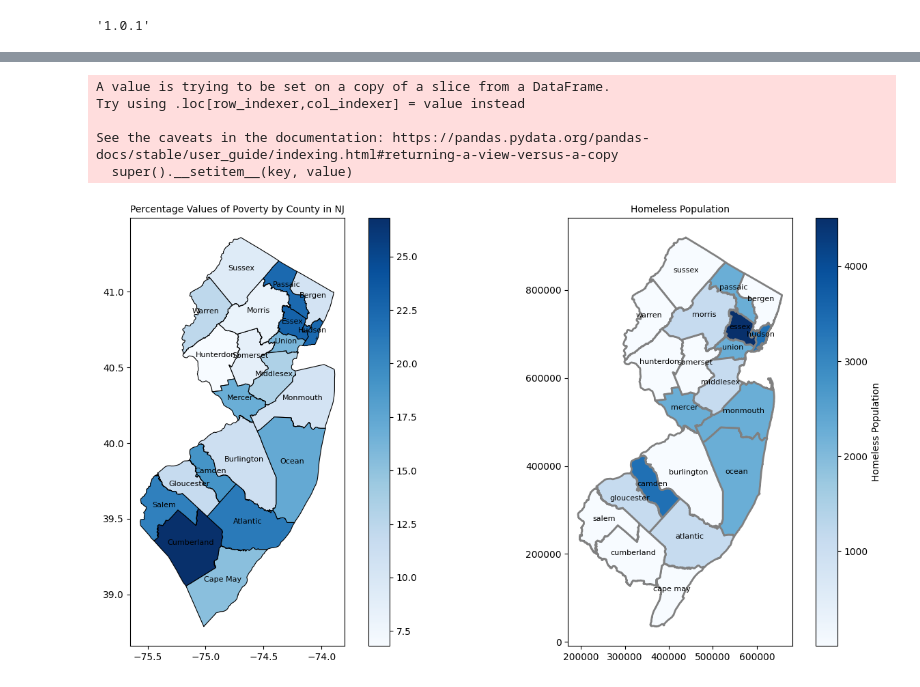
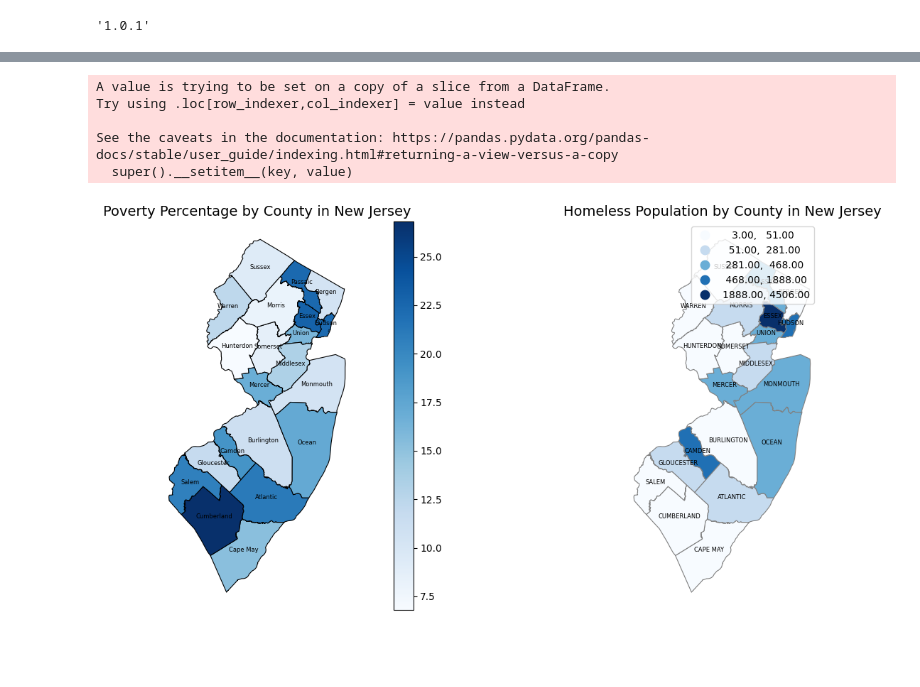
Before and after one commit to Funmiadebajo/GIS, a Jupyter notebook: PS3.ipynb, the cells around one changed output, grey strips where cells are left out. Cells and saved outputs as stored; diff of their text form; code cells hidden in the pictures; blank space fills up the shorter version.

```diff
--- a/PS3.ipynb
+++ b/PS3.ipynb
@@ -46,76 +43,81 @@ njC0=gpd.read_file('nj_counties.shp') #load the shapefile with gpd as njC
 # %%
-import zipfile
 import geopandas as gpd
+import pandas as pd
 import matplotlib.pyplot as plt
-import pandas as pd
 import matplotlib as mpl
+import mapclassify
 
-# Code 1: Data for percentage values by county
+municipality_population = pd.read_excel('https://github.com/Funmiadebajo/GIS/raw/refs/heads/main/municipality%20population.xlsx')
+municipality_poverty = pd.read_excel('https://github.com/Funmiadebajo/GIS/raw/refs/heads/main/Municipality%20poverty.xlsx')
+
+url = "https://www2.census.gov/geo/tiger/TIGER2021/COUNTY/tl_2021_us_county.zip"
+counties = gpd.read_file(url)
+nj_counties = counties[counties['STATEFP'] == '34']  # FIPS code for NJ
+
+
+
+# Data for Poverty Percentage by County
 data = {
-    'County': ['Cumberland County', 'Essex County', 'Hudson County', 'Passaic County', 'Atlantic County',
-               'Salem County', 'Camden County', 'Ocean County', 'Mercer County', 'Union County',
-               'Cape May County', 'Middlesex County', 'Warren County', 'Gloucester County',
-               'Burlington County', 'Bergen County', 'Monmouth County', 'Sussex County',
-               'Somerset County', 'Morris County', 'Hunterdon County'],
+    'County': ['Cumberland', 'Essex', 'Hudson', 'Passaic', 'Atlantic', 'Salem', 'Camden', 'Ocean',
+               'Mercer', 'Union', 'Cape May', 'Middlesex', 'Warren', 'Gloucester',
+               'Burlington', 'Bergen', 'Monmouth', 'Sussex', 'Somerset', 'Morris', 'Hunterdon'],
     'Value (Percent)': [26.8, 22.9, 22.4, 22.4, 21.1, 20.7, 19.1, 17.2, 16.8, 16.1,
                         15.3, 13.3, 12.3, 11.8, 11.1, 10.5, 10.5, 9.3, 8.6, 8.1, 6.8]
 }
+df = pd.DataFrame(data)
+df['County'] = df['County'].str.strip()
 
-# Convert the data into a DataFrame
-df = pd.DataFrame(data)
 
-# Load the shapefile of New Jersey counties
-url = "https://www2.census.gov/geo/tiger/TIGER2021/COUNTY/tl_2021_us_county.zip"
-counties = gpd.read_file(url)
-
-# Filter for counties in New Jersey
-nj_counties = counties[counties['STATEFP'] == '34']  # 34 is the FIPS code for New Jersey
-
-# Standardize and merge data
-df['County'] = df['County'].str.replace("County", "").str.strip()
+# Merge Poverty Percentage Data
 nj_counties['NAME'] = nj_counties['NAME'].str.replace("County", "").str.strip()
 nj_counties = nj_counties.merge(df, how='left', left_on='NAME', right_on='County')
 
-# Code 2: Download and unzip
-!wget -q -O nj-counties.zip https://docs.google.com/uc?id=1xJDhcRCkgv7k4tNCa72Oog5bohV6dTB2&export=download
-with zipfile.ZipFile('nj-counties.zip', 'r') as zip_ref:
-    zip_ref.extractall()
+# Load and merge Homeless Population Data
+Chronicity = pd.read_excel('https://github.com/Funmiadebajo/GIS/raw/refs/heads/main/chronic.xlsx')
+Chronicity['COUNTY'] = Chronicity['County'].str.upper().str.strip()
+nj_counties['COUNTY'] = nj_counties['NAME'].str.upper().str.strip()
+njMerged = nj_counties.merge(Chronicity, left_on='COUNTY', right_on='COUNTY', how='left')
 
-# Load shapefile for second map and prepare data
-njC0 = gpd.read_file('nj_counties.shp')
-njC0['COUNTY'] = njC0['COUNTY'].str.strip().str.lower()
-Chronicity['COUNTY'] = Chronicity['COUNTY'].str.strip().str.lower()  # Assuming Chronicity data is already loaded
-njMerged = njC0.merge(Chronicity, on='COUNTY', how='left')
+#plot graph
+fig, axes = plt.subplots(1, 2, figsize=(20, 6), sharex=True, sharey=True)
 
-# Create side-by-side plots
-fig, axes = plt.subplots(1, 2, figsize=(14, 7))
+# First Map - Poverty Percentage by County
+nj_counties.plot(ax=axes[0], column='Value (Percent)', cmap='Blues', linewidth=0.8, edgecolor='black', legend=True)
+axes[0].set_title('Poverty Percentage by County in New Jersey', fontsize=14)
+axes[0].set_axis_off()
 
-# Plot Code 1
-nj_counties.plot(ax=axes[0], column='Value (Percent)', cmap='Blues', linewidth=0.8, edgecolor='black', legend=True)
-axes[0].set_title('Percentage Values of Poverty by County in NJ', fontsize=10)
-for idx, row in nj_counties.iterrows():
+# Add county names on the first map (Poverty Percentage by County)
+for _, row in nj_counties.iterrows():
     centroid = row['geometry'].centroid
-    axes[0].text(centroid.x, centroid.y, row['NAME'], fontsize=8, ha='center', color='black')
+    axes[0].text(centroid.x, centroid.y, row['NAME'], fontsize=6, ha='center', color='black')
 
-# Plot Code 2
-njMerged.plot(ax=axes[1], column='population', cmap='Blues', scheme='natural_breaks', k=5, edgecolor='grey', linewidth=2)
-axes[1].set_title("Homeless Population", fontsize=10)
-for idx, row in njMerged.iterrows():
+# Second Map - Homeless Population by County
+# Ensure you are using a valid classification scheme and the correct column names
+njMerged.plot(ax=axes[1],
+              column='population',
+              cmap='Blues',
+              scheme='NaturalBreaks',
+              k=5,
+              edgecolor='grey',
+              linewidth=0.8,
+              legend=True,
+              )
+
+axes[1].set_title('Homeless Population by County in New Jersey', fontsize=14)
+axes[1].set_axis_off()
+
+# Add county names on the second map (Homeless Population by County)
+for _, row in njMerged.iterrows():
     centroid = row['geometry'].centroid
-    axes[1].text(centroid.x, centroid.y, row['COUNTY'], fontsize=8, ha='center', color='black')
+    axes[1].text(centroid.x, centroid.y, row['COUNTY'], fontsize=6, ha='center', color='black')
 
-# Color bar for Code 2
-norm = mpl.colors.Normalize(vmin=njMerged['population'].min(), vmax=njMerged['population'].max())
-cbar = fig.colorbar(plt.cm.ScalarMappable(norm=norm, cmap='Blues'), ax=axes[1])
-cbar.set_label('Homeless Population', fontsize=10)
-
-# Adjust layout and show the plots
+# Adjust layout and show the plot
 plt.tight_layout()
 plt.show();
 # %% [output]
 A value is trying to be set on a copy of a slice from a DataFrame.
 Try using .loc[row_indexer,col_indexer] = value instead
 
 See the caveats in the documentation: https://pandas.pydata.org/pandas-docs/stable/user_guide/indexing.html#returning-a-view-versus-a-copy
   super().__setitem__(key, value)
-[figure, old version]
+[figure, new version]
```
Also changed, not shown: parts of 33 cells of this notebook.
